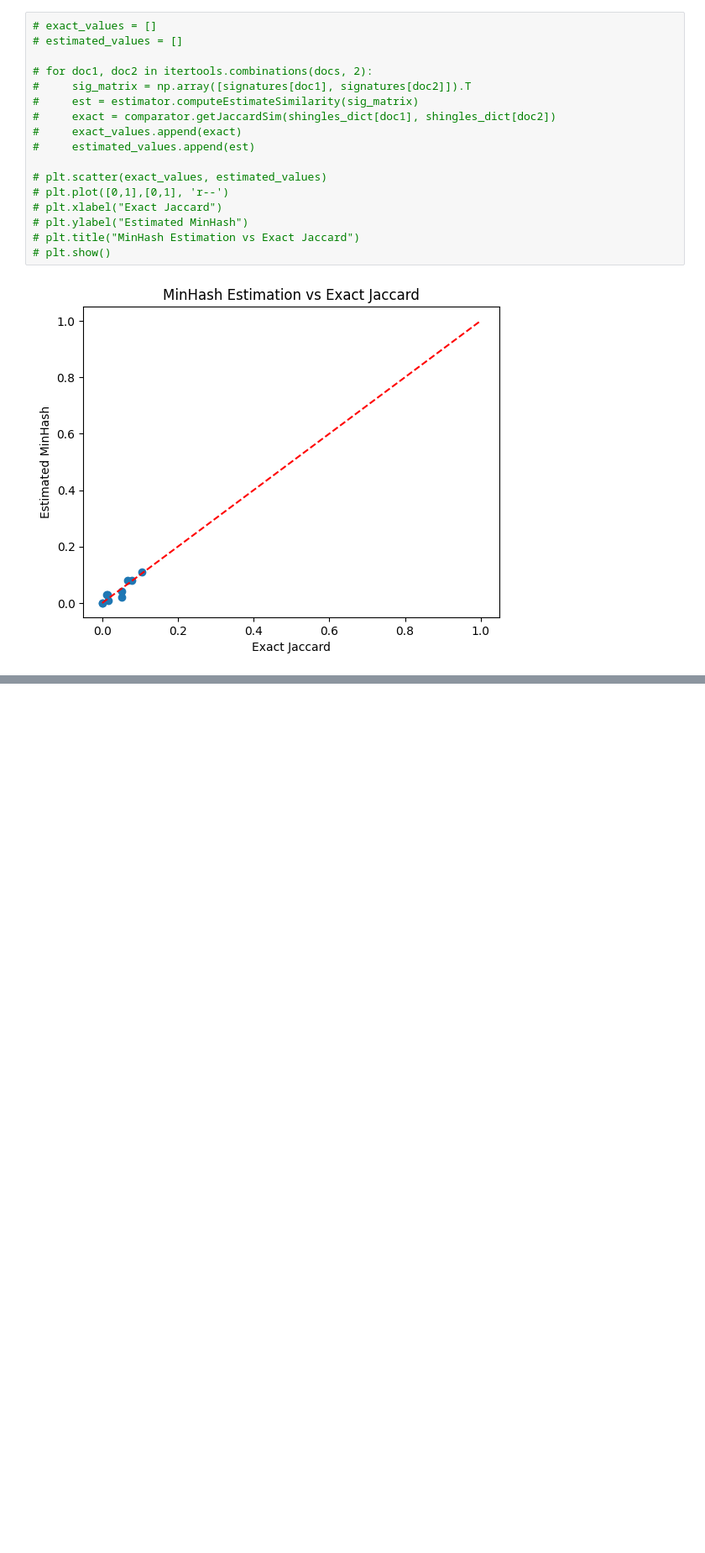
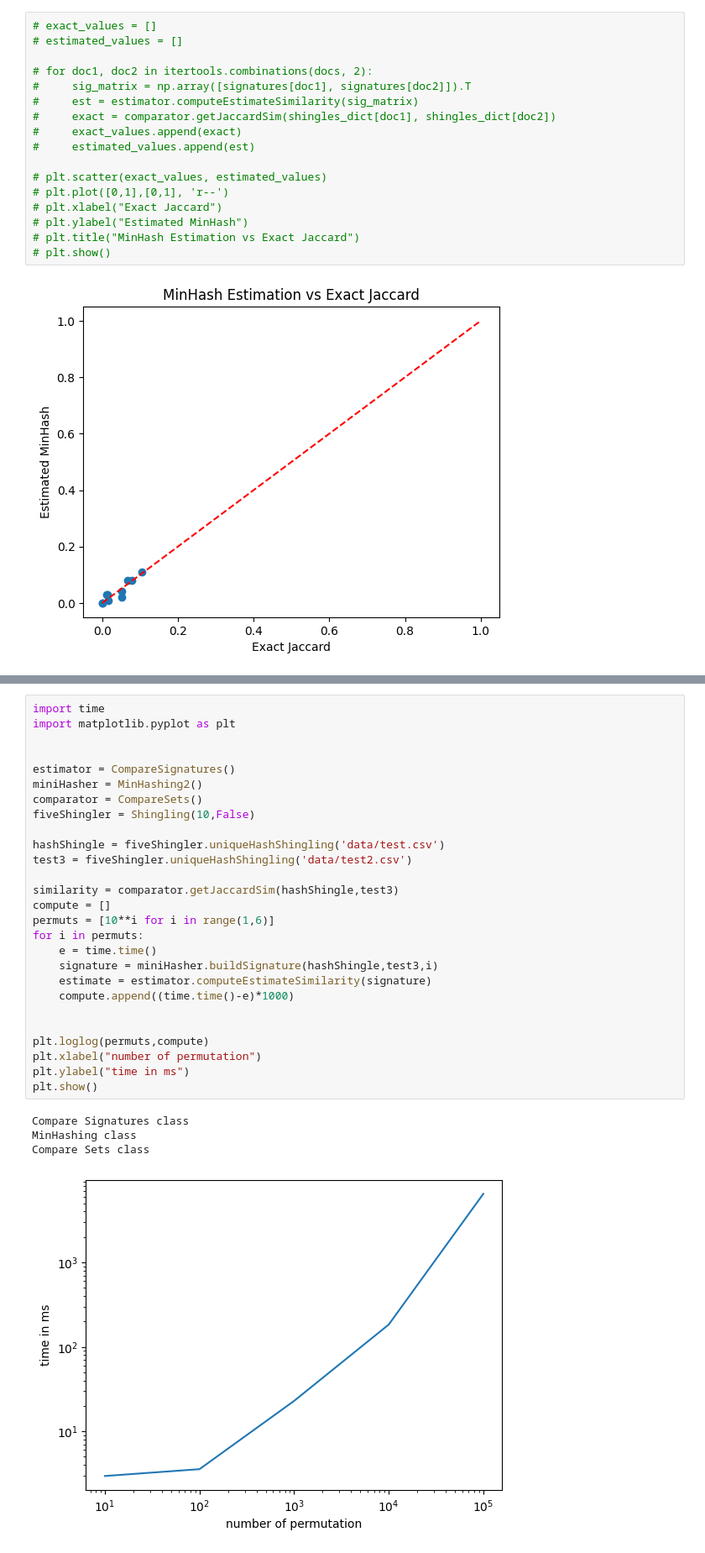
Before and after one commit to maximesf/lab_ID2222, a Jupyter notebook: lab1/lab1char.ipynb, the cells around one changed output, grey strips where cells are left out. Shown at 84% size. Saved outputs shown, nothing was run; the diff lists cells and outputs as text; blank space fills up the shorter version.

Commit message:
added tests to report

```diff
--- a/lab1/lab1char.ipynb
+++ b/lab1/lab1char.ipynb
@@ -427,0 +458,32 @@ plt.show()
+# %%
+import time
+import matplotlib.pyplot as plt
+
+
+estimator = CompareSignatures()
+miniHasher = MinHashing2()
+comparator = CompareSets()
+fiveShingler = Shingling(10,False)
+
+hashShingle = fiveShingler.uniqueHashShingling('data/test.csv')
+test3 = fiveShingler.uniqueHashShingling('data/test2.csv')
+
+similarity = comparator.getJaccardSim(hashShingle,test3)
+compute = []
+permuts = [10**i for i in range(1,6)]
+for i in permuts:
+    e = time.time()
+    signature = miniHasher.buildSignature(hashShingle,test3,i)
+    estimate = estimator.computeEstimateSimilarity(signature)
+    compute.append((time.time()-e)*1000)
+
+
+plt.loglog(permuts,compute)
+plt.xlabel("number of permutation")
+plt.ylabel("time in ms")
+plt.show()
+# %% [output]
+Compare Signatures class
+MinHashing class
+Compare Sets class
+[figure, added]
```
Also changed, not shown: parts of 4 cells of this notebook, 3 other files.
